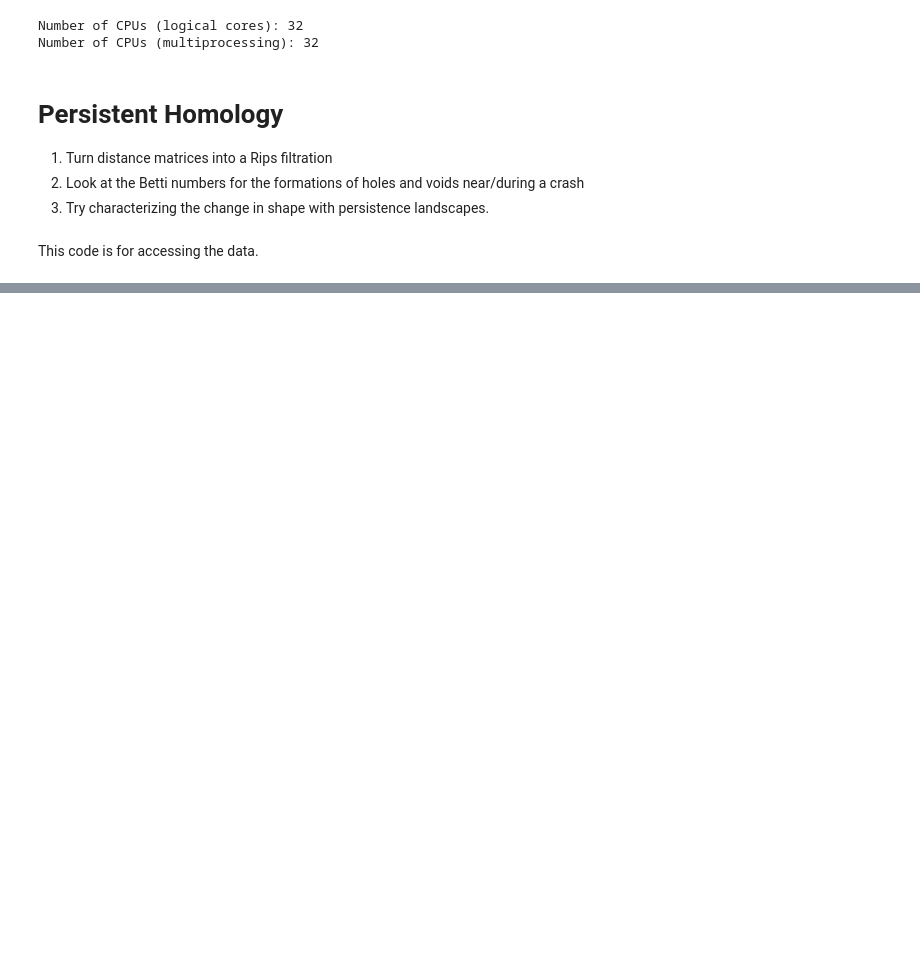
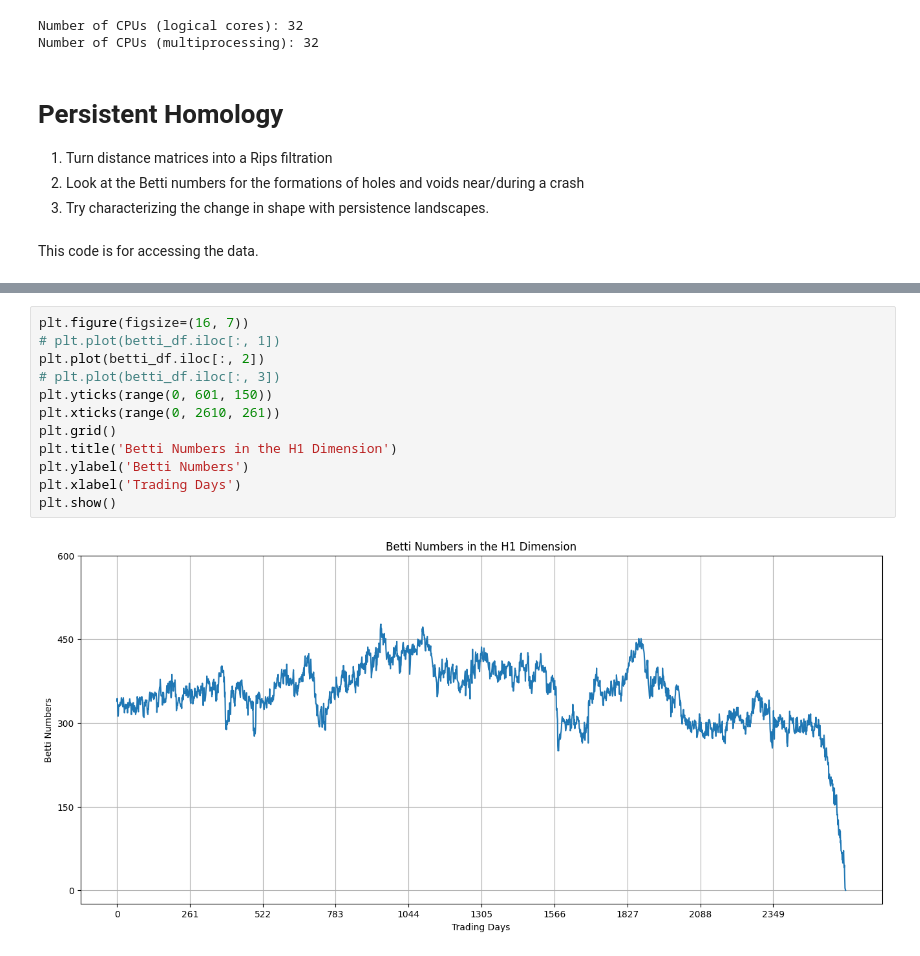
Before and after one commit to donnafaithhh/PSE-Work, a Jupyter notebook: DFTG TDA Work 1.ipynb, the cells around one changed output, grey strips where cells are left out. Cells and saved outputs as stored; diff of their text form; blank space fills up the shorter version.

```diff
--- a/DFTG TDA Work 1.ipynb
+++ b/DFTG TDA Work 1.ipynb
@@ -150,0 +290,14 @@ Distance matrix of 110 2020-12-04 00_00_00.pickl
+# %%
+plt.figure(figsize=(16, 7))
+# plt.plot(betti_df.iloc[:, 1])
+plt.plot(betti_df.iloc[:, 2])
+# plt.plot(betti_df.iloc[:, 3])
+plt.yticks(range(0, 601, 150))
+plt.xticks(range(0, 2610, 261))
+plt.grid()
+plt.title('Betti Numbers in the H1 Dimension')
+plt.ylabel('Betti Numbers')
+plt.xlabel('Trading Days')
+plt.show()
+# %% [output]
+[figure, added]
```
Also changed, not shown: parts of 13 cells of this notebook.
